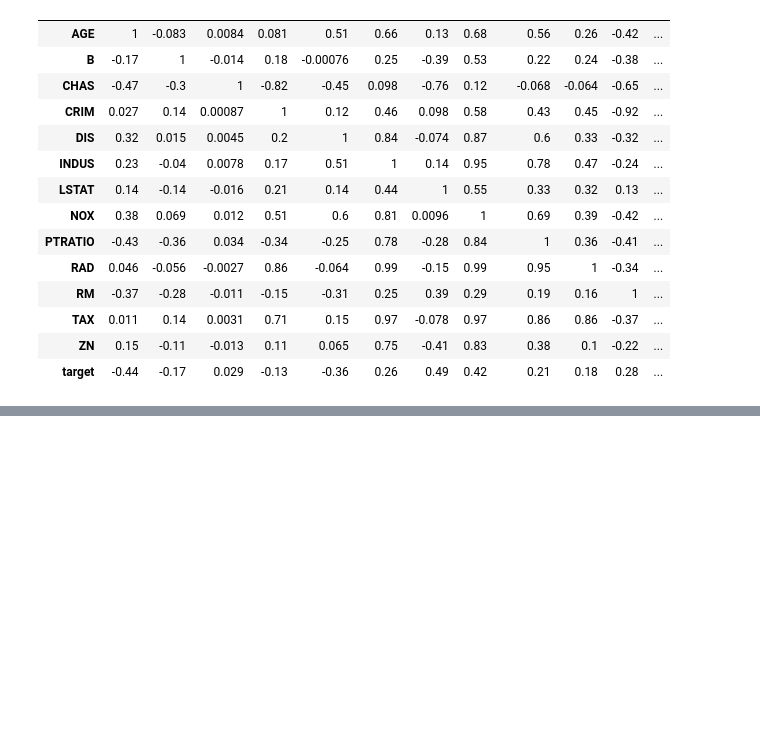
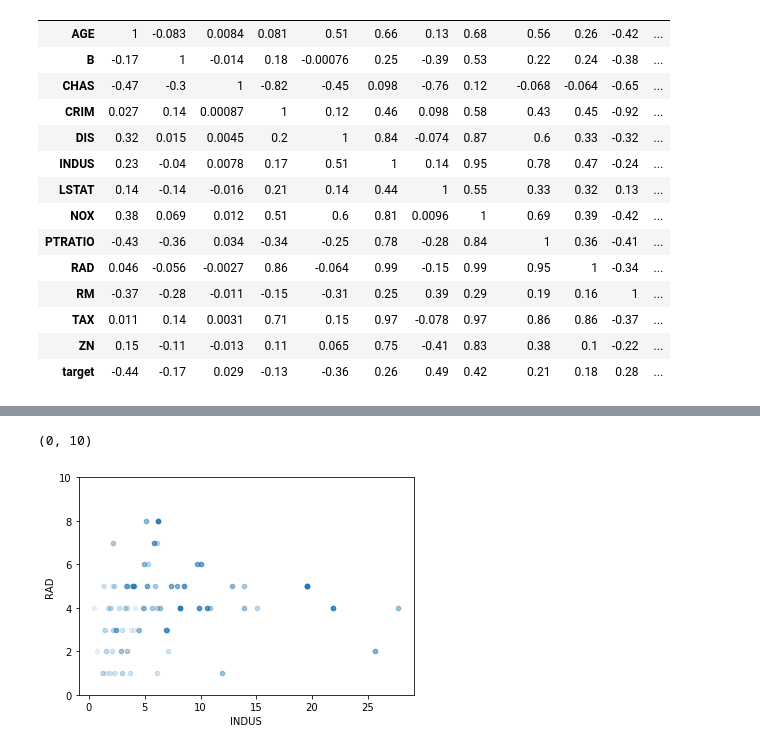
Before and after one commit to ianozsvald/beyond_correlation, a Jupyter notebook: example_boston_discover_feature_relationships.ipynb, the cells around one changed output, grey strips where cells are left out. Saved outputs shown, nothing was run; the diff lists cells and outputs as text; code cells hidden in the pictures; blank space fills up the shorter version.

```diff
--- a/example_boston_discover_feature_relationships.ipynb
+++ b/example_boston_discover_feature_relationships.ipynb
@@ -48,0 +55,6 @@ df_results.pivot(index='target', columns='feature', values='score').fillna(1) \
+# %%
+ax = df.plot(kind="scatter", x="INDUS", y="RAD", alpha=0.1);
+ax.set_ylim(0, 10) # ignore 1 high potential outlier
+# %% [output]
+(0, 10)
+[figure, added]
```
Also changed, not shown: parts of 2 cells of this notebook, 1 other file.
